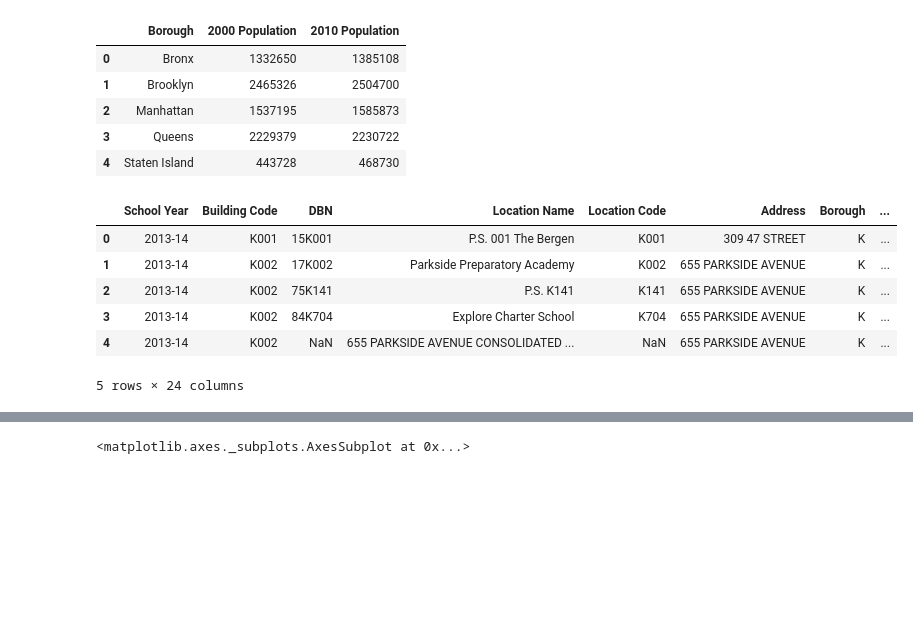
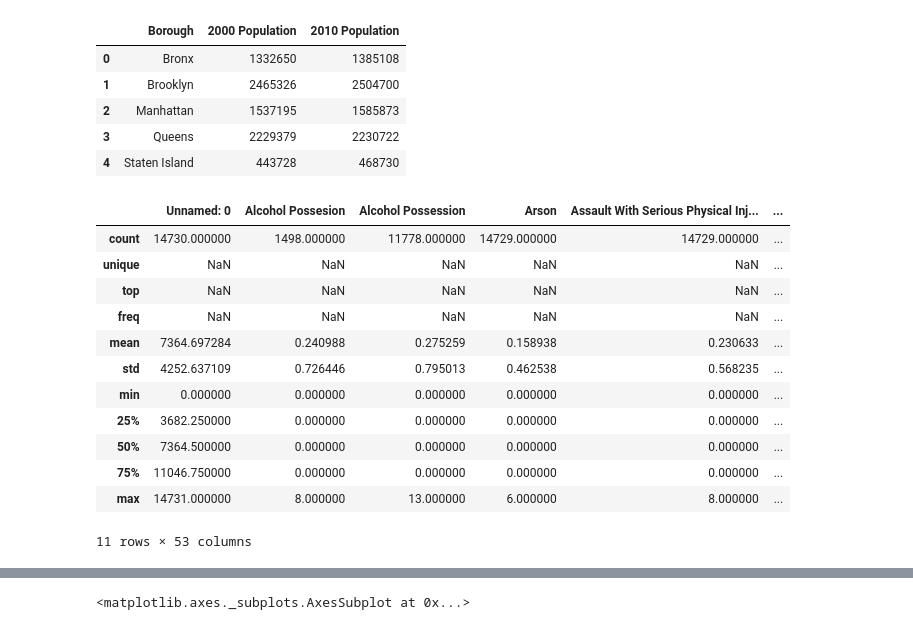
Before and after one commit to mmillervedam/INFOW18_FinalProject, a Jupyter notebook: NYC_Stats_Final_Project.ipynb, the cells around one changed output, grey strips where cells are left out. Drawn from its saved outputs; the diff is of its cells as text; code cells hidden in the pictures; blank space fills up the shorter version.

```diff
--- a/NYC_Stats_Final_Project.ipynb
+++ b/NYC_Stats_Final_Project.ipynb
@@ -28,17 +26,23 @@ pop_df.head()
 | 3 | Queens | 2229379 | 2230722 |
 | 4 | Staten Island | 443728 | 468730 |
 # %%
-school_df = pd.read_csv("School_Safety_Report.csv", parse_dates = ["School Year"])
+school_df = pd.read_csv("VADIR_incidents_2006-14.csv")#, parse_dates = ["School Year"])
 school_df.head()
-# school_df.describe(include = 'all')
+school_df.describe(include = 'all')
 # %% [output]
-|  | School Year | Building Code | DBN | Location Name | Location Code | Address | Borough | ... |
-| 0 | 2013-14 | K001 | 15K001 | P.S. 001 The Bergen | K001 | 309 47 STREET | K | ... |
-| 1 | 2013-14 | K002 | 17K002 | Parkside Preparatory Academy | K002 | 655 PARKSIDE AVENUE | K | ... |
-| 2 | 2013-14 | K002 | 75K141 | P.S. K141 | K141 | 655 PARKSIDE AVENUE | K | ... |
-| 3 | 2013-14 | K002 | 84K704 | Explore Charter School | K704 | 655 PARKSIDE AVENUE | K | ... |
-| 4 | 2013-14 | K002 | NaN | 655 PARKSIDE AVENUE CONSOLIDATED ... | NaN | 655 PARKSIDE AVENUE | K | ... |
+|  | Unnamed: 0 | Alcohol Possesion | Alcohol Possession | Arson | Assault With Serious Physical Inj... | ... |
+| count | 14730.000000 | 1498.000000 | 11778.000000 | 14729.000000 | 14729.000000 | ... |
+| unique | NaN | NaN | NaN | NaN | NaN | ... |
+| top | NaN | NaN | NaN | NaN | NaN | ... |
+| freq | NaN | NaN | NaN | NaN | NaN | ... |
+| mean | 7364.697284 | 0.240988 | 0.275259 | 0.158938 | 0.230633 | ... |
+| std | 4252.637109 | 0.726446 | 0.795013 | 0.462538 | 0.568235 | ... |
+| min | 0.000000 | 0.000000 | 0.000000 | 0.000000 | 0.000000 | ... |
+| 25% | 3682.250000 | 0.000000 | 0.000000 | 0.000000 | 0.000000 | ... |
+| 50% | 7364.500000 | 0.000000 | 0.000000 | 0.000000 | 0.000000 | ... |
+| 75% | 11046.750000 | 0.000000 | 0.000000 | 0.000000 | 0.000000 | ... |
+| max | 14731.000000 | 8.000000 | 13.000000 | 6.000000 | 8.000000 | ... |
-5 rows × 24 columns
+11 rows × 53 columns
 # %%
 for col in felony_df.columns:
     felony_df[col] = felony_df[col].astype(object)
```
Also changed, not shown: parts of 5 cells of this notebook.
